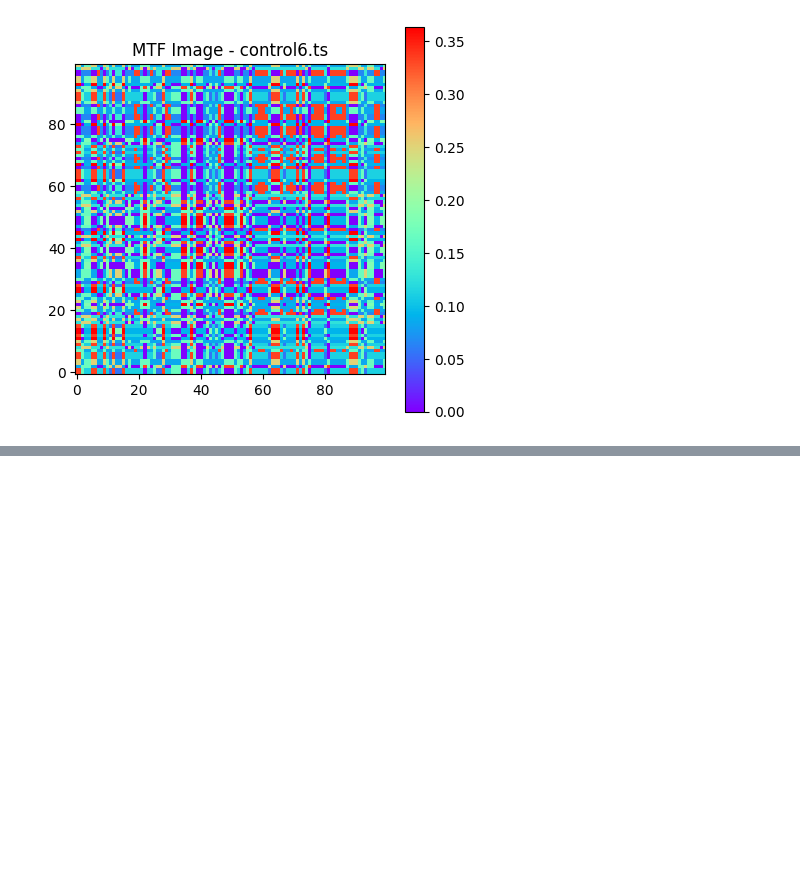
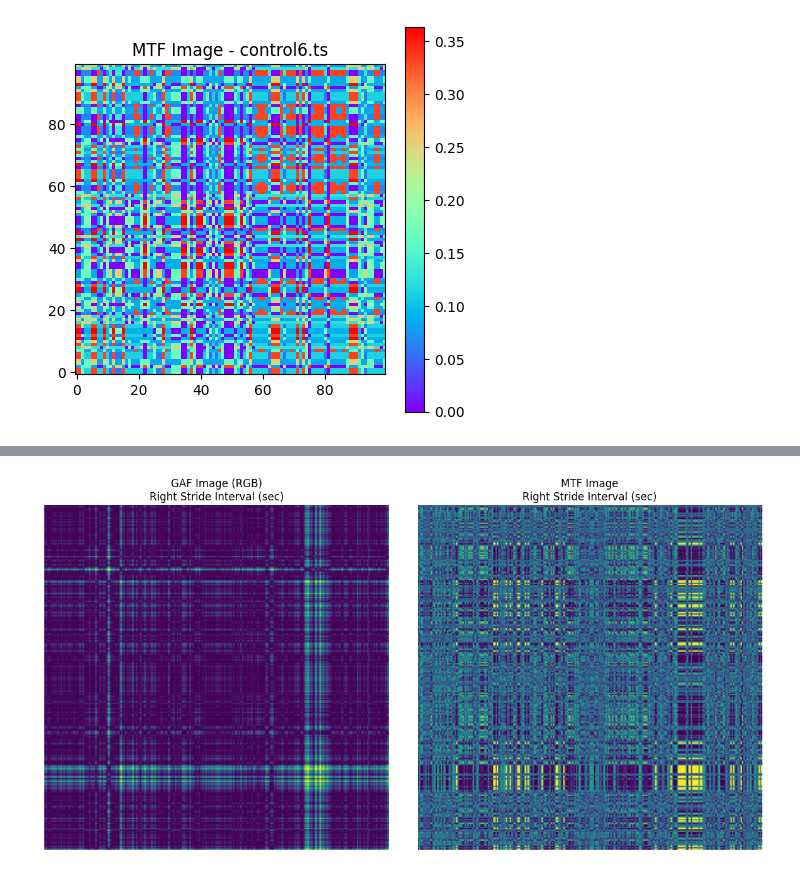
Before and after one commit to The-cheater/Deep_Learning_Models, a Jupyter notebook: gaf_pattern.ipynb, the cells around one changed output, grey strips where cells are left out. Cells and saved outputs as stored; diff of their text form; code cells hidden in the pictures; blank space fills up the shorter version.

```diff
--- a/gaf_pattern.ipynb
+++ b/gaf_pattern.ipynb
@@ -178,0 +98,84 @@ Requirement already satisfied: threadpoolctl>=3.1.0 in /usr/local/lib/python3.11
+# %%
+# Install pyts if not already installed
+!pip install -q pyts
+
+import os
+import zipfile
+import numpy as np
+import pandas as pd
+import matplotlib.pyplot as plt
+from sklearn.preprocessing import MinMaxScaler
+from pyts.image import GramianAngularField, MarkovTransitionField
+from matplotlib.cm import viridis
+
+# === CONFIGURATION ===
+zip_path = '/content/drive/MyDrive/datasets/gait-in-neurodegenerative-disease-database-1.0.0.zip'
+extract_path = '/content/gait_dataset'
+subject_id = 'control6'  # e.g., 'hunt2', 'als4', 'control3'
+feature_name = 'Right Stride Interval (sec)'  # Human-readable name
+
+# === FEATURE NAME TO COLUMN MAPPING ===
+feature_columns = {
+    'Elapsed Time (sec)': 0,
+    'Left Stride Interval (sec)': 1,
+    'Right Stride Interval (sec)': 2,
+    'Left Swing Interval (sec)': 3,
+    'Right Swing Interval (sec)': 4,
+    'Left Swing Interval (% of stride)': 5,
+    'Right Swing Interval (% of stride)': 6,
+    'Left Stance Interval (sec)': 7,
+    'Right Stance Interval (sec)': 8,
+    'Left Stance Interval (% of stride)': 9,
+    'Right Stance Interval (% of stride)': 10,
+    'Double Support Interval (sec)': 11,
+    'Double Support Interval (% of stride)': 12
+}
+
+# === EXTRACT ZIP IF NOT ALREADY DONE ===
+if not os.path.exists(extract_path):
+    with zipfile.ZipFile(zip_path, 'r') as zip_ref:
+        zip_ref.extractall(extract_path)
+
+# === LOAD .ts FILE ===
+ts_path = os.path.join(extract_path, f'gait-in-neurodegenerative-disease-database-1.0.0/{subject_id}.ts')
+df = pd.read_csv(ts_path, delim_whitespace=True, header=None)
+
+# === GET FEATURE SERIES ===
+if feature_name not in feature_columns:
+    raise ValueError(f"Invalid feature name: {feature_name}")
+
+feature_index = feature_columns[feature_name]
+ts = df.iloc[:, feature_index].values
+
+# === GAF: SCALE TO [-1, 1] ===
+ts_gaf_scaled = 2 * (ts - np.min(ts)) / (np.max(ts) - np.min(ts)) - 1
+ts_gaf_scaled = ts_gaf_scaled.reshape(1, -1)
+
+gaf = GramianAngularField(image_size=ts_gaf_scaled.shape[1], method='summation')
+gaf_image = gaf.fit_transform(ts_gaf_scaled)[0]
+
+# Convert to RGB using matplotlib colormap
+gaf_rgb = viridis((gaf_image - np.min(gaf_image)) / (np.max(gaf_image) - np.min(gaf_image)))[:, :, :3]
+
+# === MTF: NORMALIZE TO [0, 1] USING QUANTILE STRATEGY ===
+scaler = MinMaxScaler()
+ts_mtf_scaled = scaler.fit_transform(ts.reshape(-1, 1)).reshape(1, -1)
+
+mtf = MarkovTransitionField(image_size=ts_mtf_scaled.shape[1], n_bins=8, strategy='quantile')
+mtf_image = mtf.fit_transform(ts_mtf_scaled)[0]
+
+# === PLOT SIDE BY SIDE ===
+fig, axes = plt.subplots(1, 2, figsize=(12, 6))
+
+axes[0].imshow(gaf_rgb)
+axes[0].set_title(f'GAF Image (RGB)\n{feature_name}')
+axes[0].axis('off')
+
+axes[1].imshow(mtf_image, cmap='viridis')
+axes[1].set_title(f'MTF Image\n{feature_name}')
+axes[1].axis('off')
+
+plt.tight_layout()
+plt.show()
+# %% [output]
+[figure, added]
```
Also changed, not shown: parts of 1 cell of this notebook.
